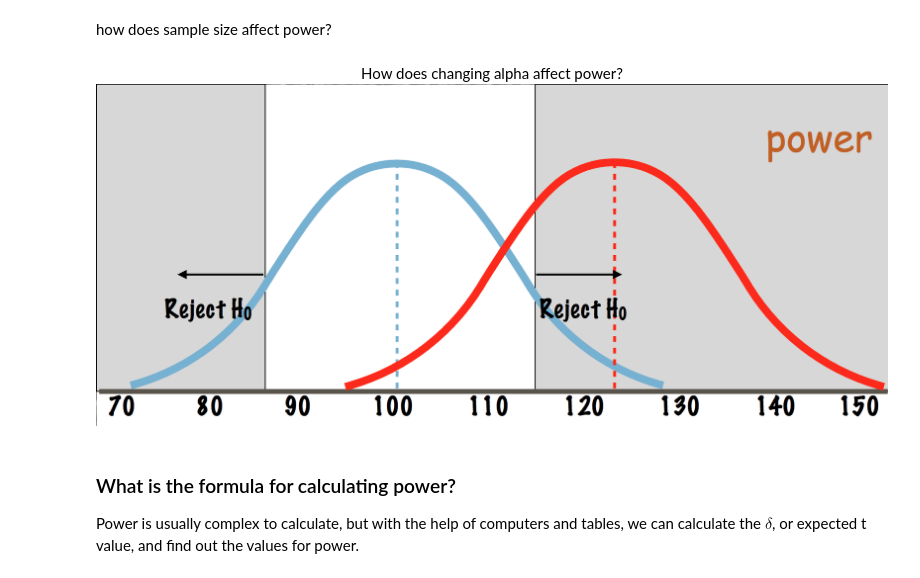
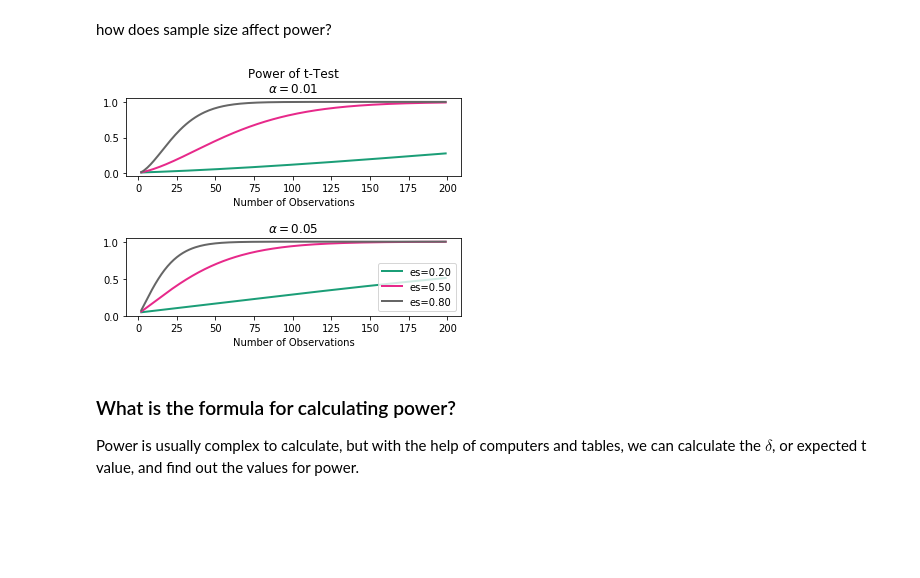
Before and after one commit to AaronWChen/effect-power_seattle-ds-080519, a Jupyter notebook: effect_size_power-apm-answer-key.ipynb, the cells around one changed output. Saved outputs shown, nothing was run; the diff lists cells and outputs as text; code cells hidden in the pictures; blank space fills up the shorter version.

```diff
--- a/Power_EffectSize_Error.ipynb
+++ b/effect_size_power-apm-answer-key.ipynb
@@ -232,22 +201,22 @@ from statsmodels.stats.power import TTestIndPower
 how does sample size affect power?
 # %%
 fig = plt.figure()
+plt.subplots_adjust(hspace=0.8)
 ax = fig.add_subplot(2,1,1)
 fig = TTestIndPower().plot_power(dep_var='nobs',
                                  nobs= np.arange(2, 200),
                                  effect_size=np.array([0.2, 0.5, 0.8]),
                                  alpha=0.01,
                                  ax=ax, title='Power of t-Test' + '\n' + r'$\alpha = 0.01$')
 ax.get_legend().remove()
 ax = fig.add_subplot(2,1,2)
 fig = TTestIndPower().plot_power(dep_var='nobs',
                                  nobs= np.arange(2, 200),
                                  effect_size=np.array([0.2, 0.5, 0.8]),
                                  alpha=0.05,
                                  ax=ax, title=r'$\alpha = 0.05$')
+# %% [output]
+[figure, added]
-# %% [markdown]
-<center> How does changing alpha affect power? </center>
-<img src="attachment:Screen%20Shot%202019-02-24%20at%207.42.02%20PM.png" style="width:500px;">
 # %% [markdown]
 ### What is the formula for calculating power?
 
```
Also changed, not shown: parts of 57 cells of this notebook, 12 other files.
